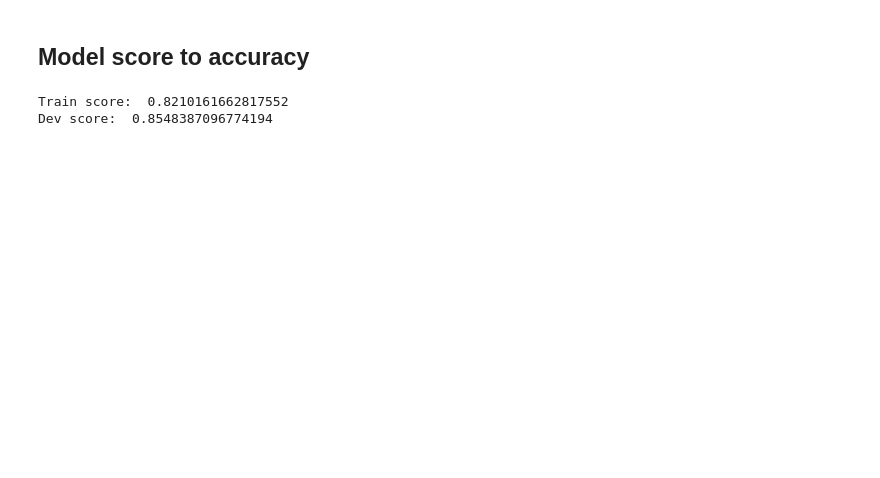
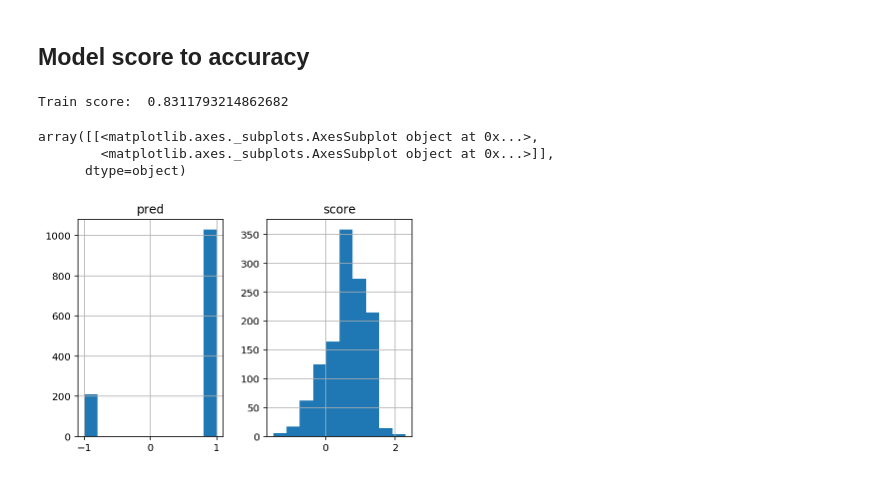
Before and after one commit to uwdata/draco, a Jupyter notebook: notebooks/Linear Model.ipynb, the cells around one changed output. Cells and saved outputs as stored; diff of their text form; code cells hidden in the pictures; blank space fills up the shorter version.

```diff
--- a/notebooks/Linear Model.ipynb
+++ b/notebooks/Linear Model.ipynb
@@ -60,8 +64,7 @@ plt.show()
 # %% [markdown]
 ## Model score to accuracy
 # %%
-clf = linear.train_model(X, 0.3)
+clf = linear.train_model(X, 0)
 # %% [output]
-Train score:  0.8210161662817552
-Dev score:  0.8548387096774194
+Train score:  0.8311793214862682
 # %%
@@ -74,0 +75,7 @@ df = df.reset_index();
+# %%
+df.hist()
+# %% [output]
+array([[<matplotlib.axes._subplots.AxesSubplot object at 0x...>,
+        <matplotlib.axes._subplots.AxesSubplot object at 0x...>]],
+      dtype=object)
+[figure, added]
```
Also changed, not shown: parts of 15 cells of this notebook, 8 other files.
